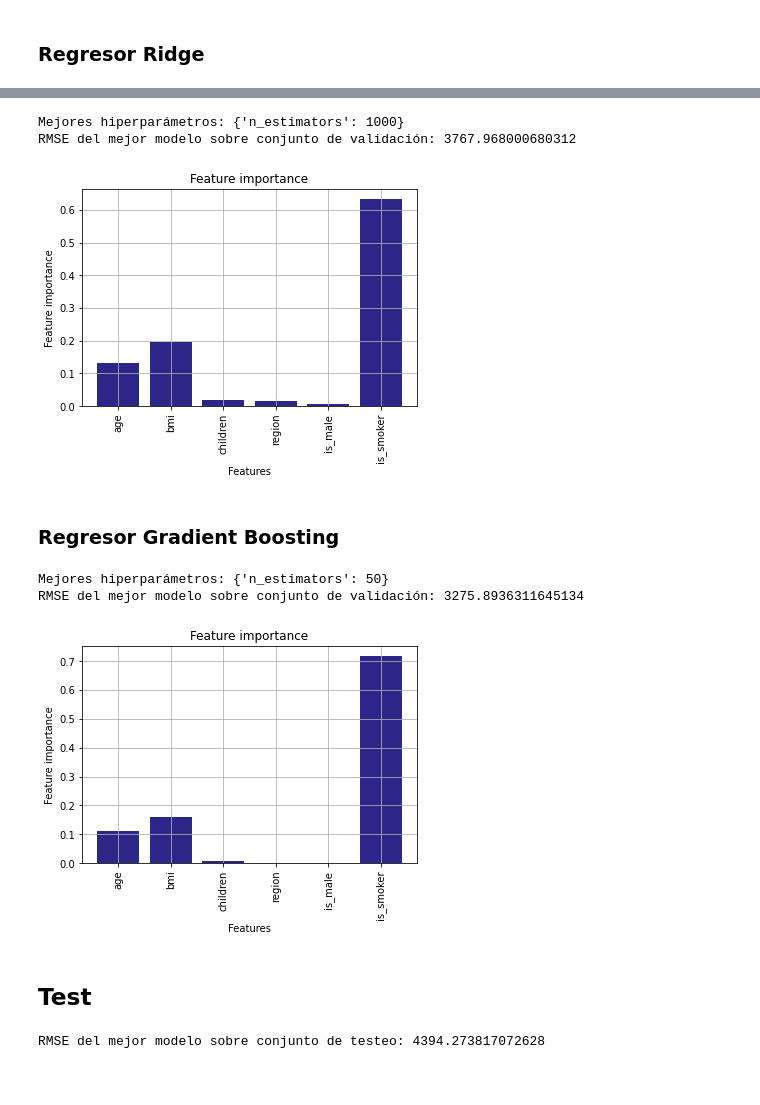
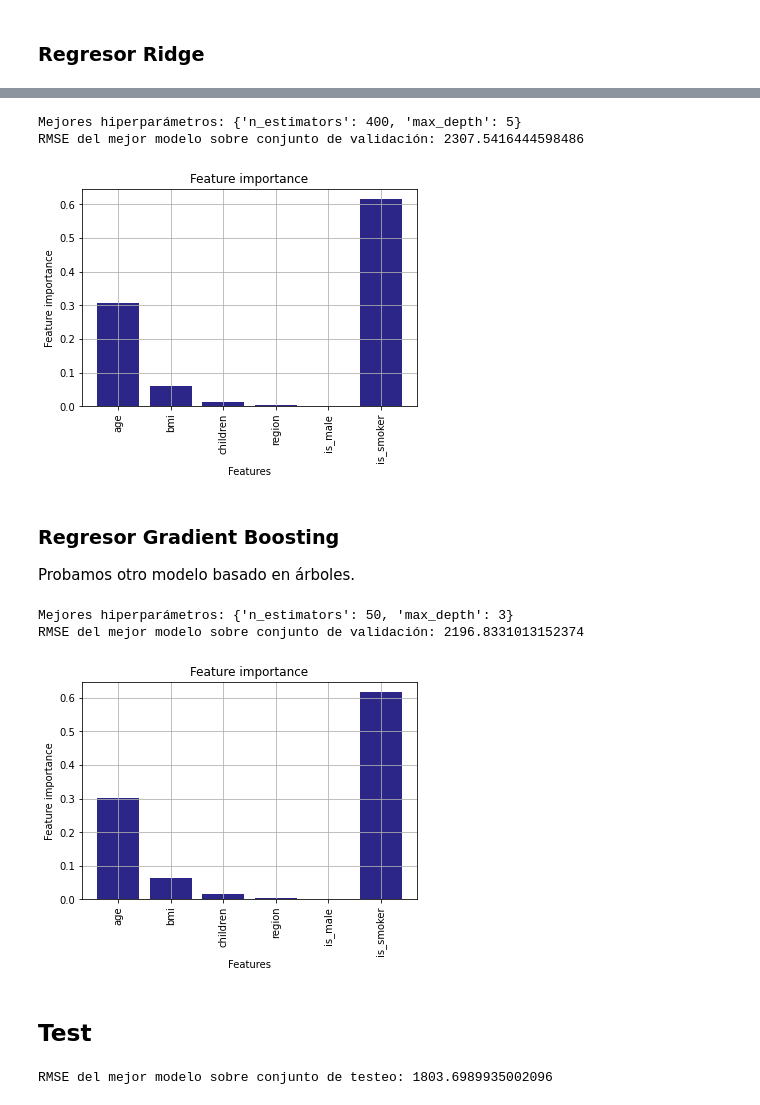
Before and after one commit to NuriaSarochar/DUIA, a Jupyter notebook: DUIA_Modulo_2_ML_Regresión_Cravacuore_Sarochar.ipynb, the cells around one changed output, grey strips where cells are left out. Saved outputs shown, nothing was run; the diff lists cells and outputs as text; code cells hidden in the pictures.

Commit message:
Hago un análisis mejor del insurance y mejoro el modelo, eliminando outliers. También modifico los random search. Agrego varios comentarios.

```diff
--- a/DUIA_Modulo_2_ML_Regresión_Cravacuore_Sarochar.ipynb
+++ b/DUIA_Modulo_2_ML_Regresión_Cravacuore_Sarochar.ipynb
@@ -76,0 +88,3 @@ Observando la información dada sobre el dataset, vemos que no hay datos faltant
+# %%
+# Eliminamos los outliers
+data_smoker_filtered = data.loc[~((data['charges'] > 20000) & (data['smoker'] == 'no'))]
@@ -77,5 +99,8 @@ Observando la información dada sobre el dataset, vemos que no hay datos faltant
+# %%
+# Eliminamos esos outliers
+data_charges_filtered = data_smoker_filtered.loc[data_smoker_filtered['charges'] < 35000]
 # %% [markdown]
 ## Separamos nuestra data de nuestro target (clase)
 # %%
-y = data['charges']
-X = data.drop(columns='charges')
+y = data_charges_filtered['charges']
+X = data_charges_filtered.drop(columns='charges')
@@ -241,7 +258,7 @@ Viendo el resultado utilizando el modelo de Ridge, nos da un error medio cuadrá
 # %% [markdown]
 Hacemos una nueva copia del dataset y lo dividimos extrayendo la columna de clases.
 # %%
-data2 = original_data.copy()
+data2 = data_charges_filtered.copy()
 
 y = data2['charges']
 X = data2.drop(columns='charges')
@@ -328,29 +349,32 @@ RMSE del mejor modelo sobre conjunto de validación: 5767.25744258812
 # %%
 rf = RandomForestRegressor()
-params = {'n_estimators': [50, 100, 200, 300, 400, 500, 1000]}
+params = {'n_estimators': [50, 100, 200, 300, 400, 500],
+          'max_depth': [3,5,7,None]}
 rf_cv = RandomizedSearchCV(rf, params, cv= 5, n_iter=7)
 
 rf_best, rf_best_params, rf_rmse = cv_fit_get_best_and_rmse(rf_cv, X_train, y_train, X_val, y_val)
 print_params_and_rmse(rf_best_params, rf_rmse)
 draw_feature_importance_graph(X, rf_best)
 # %% [output]
-Mejores hiperparámetros: {'n_estimators': 1000}
-RMSE del mejor modelo sobre conjunto de validación: 3767.968000680312
+Mejores hiperparámetros: {'n_estimators': 400, 'max_depth': 5}
+RMSE del mejor modelo sobre conjunto de validación: 2307.5416444598486
-[figure, old version]
+[figure, new version]
 # %% [markdown]
 ### Regresor Gradient Boosting
+Probamos otro modelo basado en árboles.
 # %%
 gbt = GradientBoostingRegressor()
-params = {'n_estimators': [10, 50, 100, 200, 300]}
+params = {'n_estimators': [10, 50, 100, 200],
+          'max_depth': [3,5,7,None]}
 gbt_cv = RandomizedSearchCV(gbt, params, cv = 5, n_iter=5)
 
 gbt_best, gbt_best_params, gbt_rmse = cv_fit_get_best_and_rmse(gbt_cv, X_train, y_train, X_val, y_val)
 print_params_and_rmse(gbt_best_params, gbt_rmse)
 draw_feature_importance_graph(X, gbt_best)
 # %% [output]
-Mejores hiperparámetros: {'n_estimators': 50}
-RMSE del mejor modelo sobre conjunto de validación: 3275.8936311645134
+Mejores hiperparámetros: {'n_estimators': 50, 'max_depth': 3}
+RMSE del mejor modelo sobre conjunto de validación: 2196.8331013152374
-[figure, old version]
+[figure, new version]
 # %% [markdown]
 ## Test
 # %%
@@ -358,6 +382,6 @@ y_pred = gbt_best.predict(X_test)
 RMSE = np.sqrt(mean_squared_error(y_pred, y_test))
 print("RMSE del mejor modelo sobre conjunto de testeo: {}".format(RMSE))
 # %% [output]
-RMSE del mejor modelo sobre conjunto de testeo: 4394.273817072628
+RMSE del mejor modelo sobre conjunto de testeo: 1803.6989935002096
 # %% [markdown]
 # Conclusión general
```
Also changed, not shown: parts of 34 cells of this notebook.
